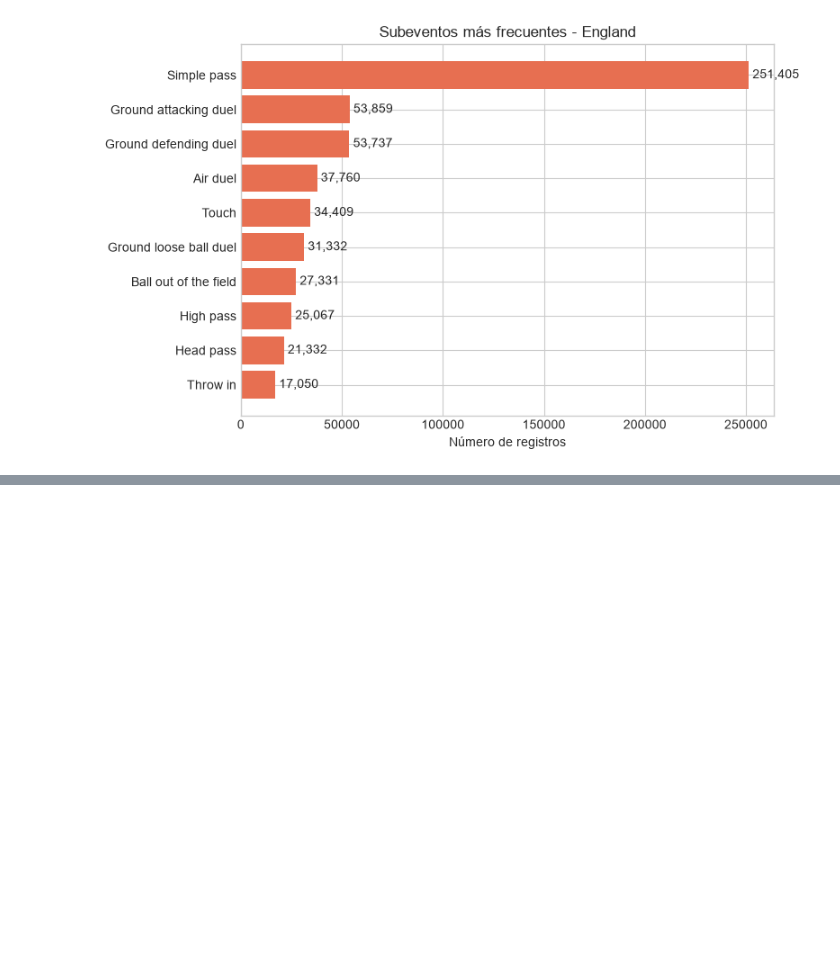
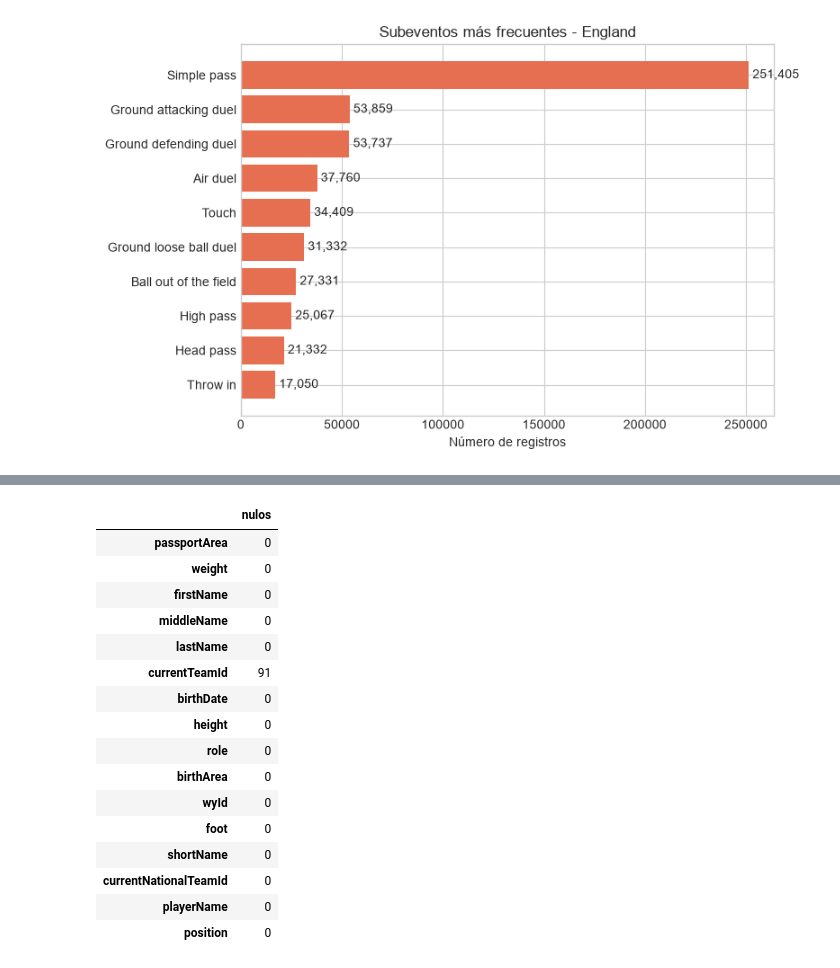
Before and after one commit to MarcosTardy/Sports_analytics_project_2, a Jupyter notebook: analisis_wyscout_england.ipynb, the cells around one changed output, grey strips where cells are left out. Cells and saved outputs as stored; diff of their text form; code cells hidden in the pictures; blank space fills up the shorter version.

Commit message:
Add player filtering and tag frequency analysis
Co-authored-by: Copilot <223556219+Copilot@users.noreply.github.com>

```diff
--- a/analisis_wyscout_england.ipynb
+++ b/analisis_wyscout_england.ipynb
@@ -281,0 +306,20 @@ with pd.option_context("display.max_rows", None):
+# %%
+df_jugadores.isna().sum().rename("nulos").to_frame()
+# %% [output]
+|  | nulos |
+| passportArea | 0 |
+| weight | 0 |
+| firstName | 0 |
+| middleName | 0 |
+| lastName | 0 |
+| currentTeamId | 91 |
+| birthDate | 0 |
+| height | 0 |
+| role | 0 |
+| birthArea | 0 |
+| wyId | 0 |
+| foot | 0 |
+| shortName | 0 |
+| currentNationalTeamId | 0 |
+| playerName | 0 |
+| position | 0 |
```
Also changed, not shown: parts of 11 cells of this notebook.
